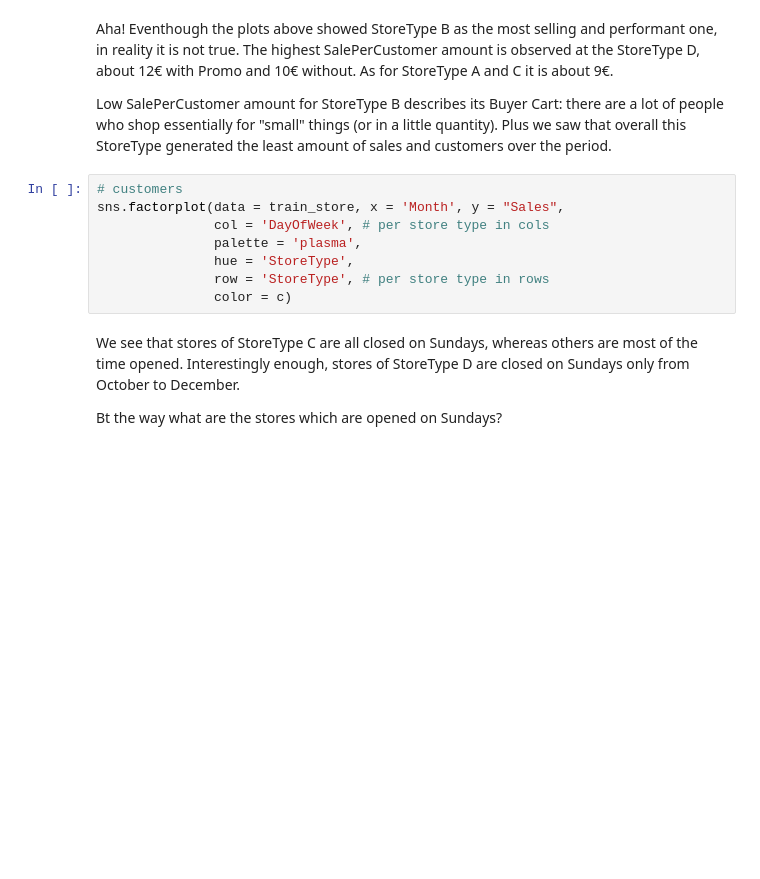
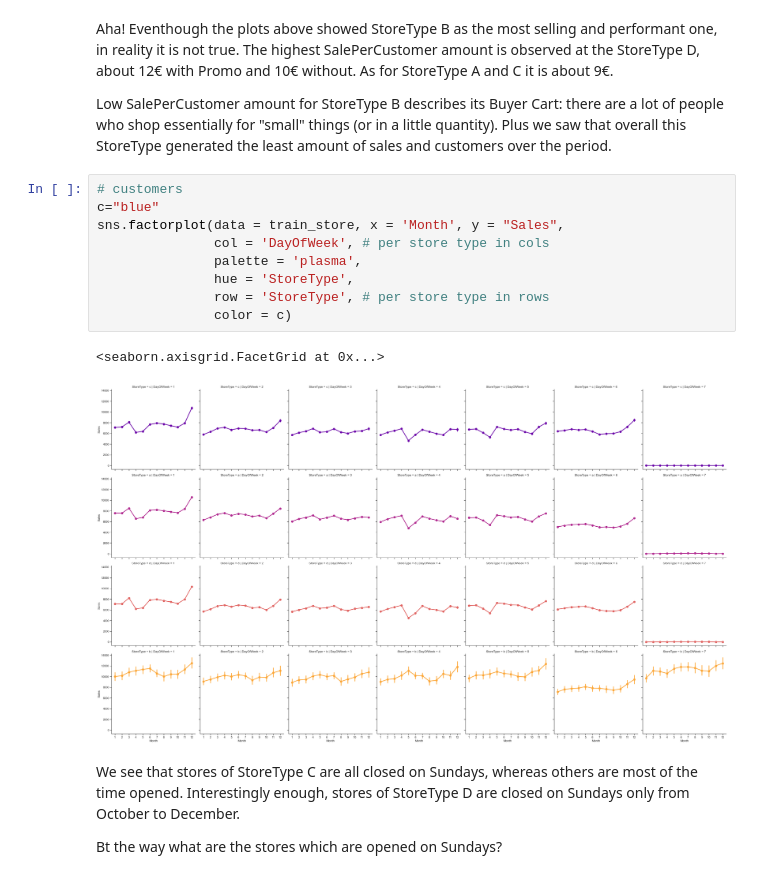
Before and after one commit to tadesse381/Pharmaceutical_Sales_prediction, a Jupyter notebook: notebooks/EDA_of_customer_purchasing_behavior.ipynb, the cells around one changed output. Drawn from its saved outputs; the diff is of its cells as text; blank space fills up the shorter version.

```diff
--- a/notebooks/EDA_of_customer_purchasing_behavior.ipynb
+++ b/notebooks/EDA_of_customer_purchasing_behavior.ipynb
@@ -399,12 +398,16 @@ Aha! Eventhough the plots above showed StoreType B as the most selling and perfo
 Low SalePerCustomer amount for StoreType B describes its Buyer Cart: there are a lot of people who shop essentially for "small" things (or in a little quantity). Plus we saw that overall this StoreType generated the least amount of sales and customers over the period.
 # %%
 # customers
+c="blue"
 sns.factorplot(data = train_store, x = 'Month', y = "Sales",
                col = 'DayOfWeek', # per store type in cols
                palette = 'plasma',
                hue = 'StoreType',
                row = 'StoreType', # per store type in rows
                color = c)
+# %% [output]
+<seaborn.axisgrid.FacetGrid at 0x...>
+[figure, added]
 # %% [markdown]
 We see that stores of StoreType C are all closed on Sundays, whereas others are most of the time opened. Interestingly enough, stores of StoreType D are closed on Sundays only from October to December.
 
```
Also changed, not shown: parts of 18 cells of this notebook.
